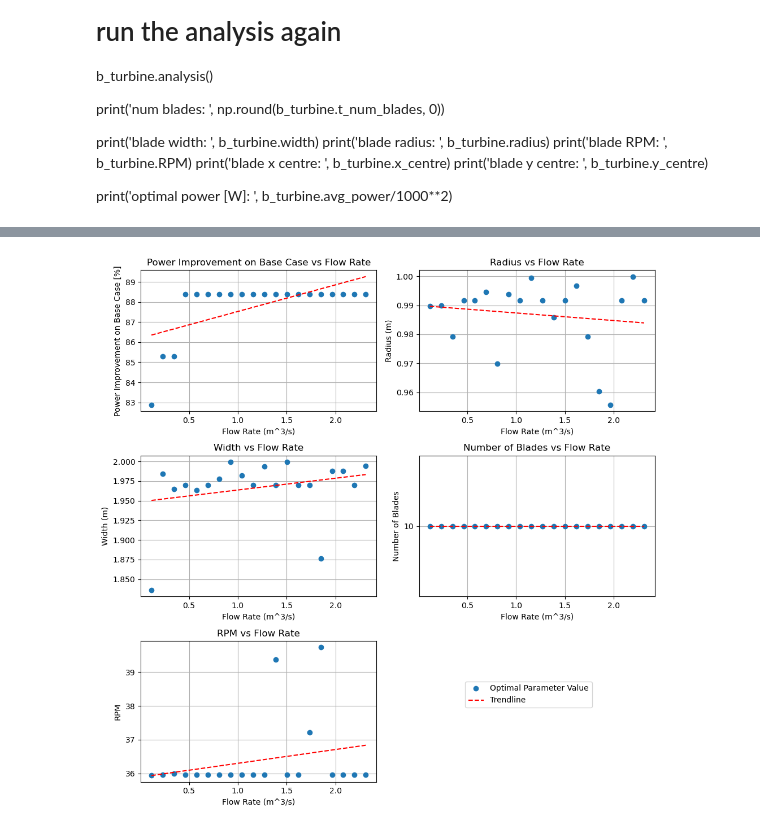
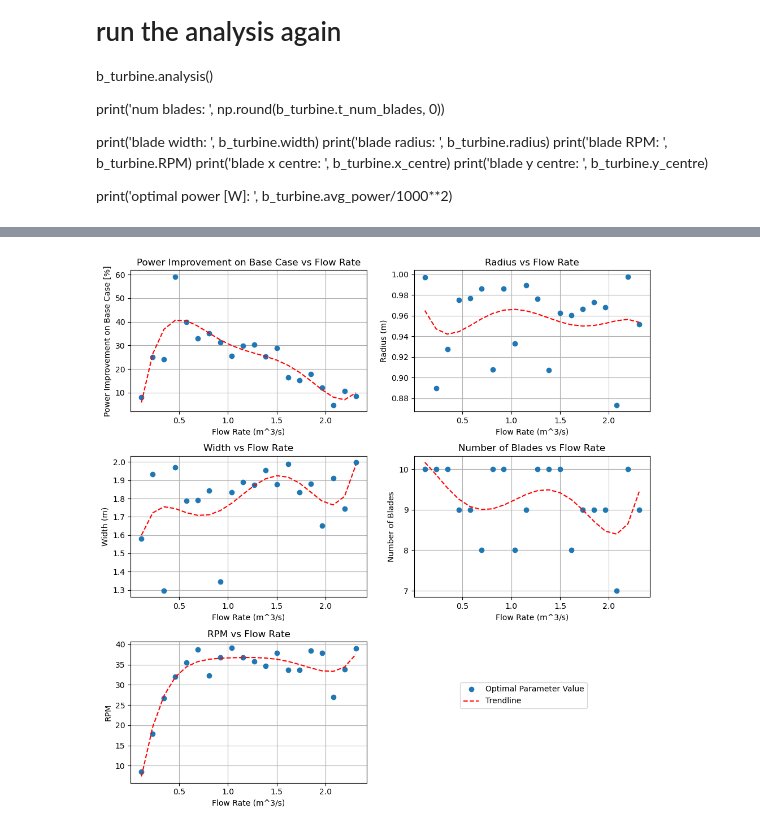
Before and after one commit to pilipb/DP4-code, a Jupyter notebook: optimisation.ipynb, the cells around one changed output, grey strips where cells are left out. Cells and saved outputs as stored; diff of their text form; code cells hidden in the pictures.

Commit message:
improved bounds on optim

```diff
--- a/optimisation.ipynb
+++ b/optimisation.ipynb
@@ -288,13 +288,7 @@ num_particles = 50
 dims = 7
 options = {'c1': 0.6, 'c2': 0.3, 'w':0.9}
 
-# radius, width, num_blades, bx_centre, by_centre, uy_centre, RPM
-mins = [0.168, 0.5, 3, 0, -river.head, 0, 0]
-maxs = [1, 2, 10, 5, 5, 5, 40]
-bounds = (mins, maxs)
 
-# create the optimisation problem
-optimiser = GlobalBestPSO(n_particles=num_particles, dimensions=dims, options=options, bounds=bounds)
 
 # define the range of velocities
 velocities = np.linspace(0.5, 10, 20)
@@ -306,6 +300,21 @@ for velocity in velocities:
     # create a new turbine object
     b_turbine = breastTurbine(river, x_centre=1, y_centre=0)
     u_turbine = underTurbine(river, y_centre=0.1)
+
+    # redefine the optimiser based on the new velocity
+    maxRPM = velocity * 60 / (2 * np.pi * b_turbine.radius)
+    if maxRPM > 40:
+        maxRPM = 40
+
+    # radius, width, num_blades, bx_centre, by_centre, uy_centre, RPM
+    mins = [0.168, 0.5, 3, 0, -river.head, 0, 0]
+    maxs = [1, 2, 10, 5, 5, 5, maxRPM]
+    bounds = (mins, maxs)
+
+    # create the optimisation problem
+    optimiser = GlobalBestPSO(n_particles=num_particles, dimensions=dims, options=options, bounds=bounds)
+
+
 
     # define the base cases
     base_breast_power = b_turbine.analysis()
@@ -379,7 +388,7 @@ axs[0, 0].set_title('Power Improvement on Base Case vs Flow Rate')
 axs[0, 0].set_xlabel('Flow Rate (m^3/s)')
 axs[0, 0].set_ylabel('Power Improvement on Base Case [%]')
 # add a trendline
-z = np.polyfit(results['flow rate'], results['average power']/50, 1)
+z = np.polyfit(results['flow rate'], results['average power']/50, 5)
 p = np.poly1d(z)
 axs[0, 0].plot(results['flow rate'], p(results['flow rate']), 'r--')
 
@@ -392,7 +401,7 @@ axs[0, 1].set_xlabel('Flow Rate (m^3/s)')
 axs[0, 1].set_ylabel('Radius (m)')
 
 # add a trendline
-z = np.polyfit(results['flow rate'], results['radius'], 1)
+z = np.polyfit(results['flow rate'], results['radius'], 5)
 p = np.poly1d(z)
 axs[0, 1].plot(results['flow rate'], p(results['flow rate']), 'r--')
 
@@ -405,7 +414,7 @@ axs[1, 0].set_xlabel('Flow Rate (m^3/s)')
 axs[1, 0].set_ylabel('Width (m)')
 
 # add a trendline
-z = np.polyfit(results['flow rate'], results['width'], 1)
+z = np.polyfit(results['flow rate'], results['width'], 5)
 p = np.poly1d(z)
 axs[1, 0].plot(results['flow rate'], p(results['flow rate']), 'r--')
 
@@ -420,36 +429,36 @@ axs[1, 1].set_ylabel('Number of Blades')
 axs[1, 1].set_yticks(np.arange(3, 11, 1))
 
 # add a trendline
-z = np.polyfit(results['flow rate'], results['num_blades'], 1)
+z = np.polyfit(results['flow rate'], results['num_blades'], 5)
 p = np.poly1d(z)
 axs[1, 1].plot(results['flow rate'], p(results['flow rate']), 'r--')
 
 axs[1, 1].grid()
 
 
 # plot the RPM vs flow rate
 axs[2, 0].plot(results['flow rate'], results['RPM'], 'o')
 axs[2, 0].set_title('RPM vs Flow Rate')
 axs[2, 0].set_xlabel('Flow Rate (m^3/s)')
 axs[2, 0].set_ylabel('RPM')
 
 # add a trendline
-z = np.polyfit(results['flow rate'], results['RPM'], 1)
+z = np.polyfit(results['flow rate'], results['RPM'], 5)
 p = np.poly1d(z)
 axs[2, 0].plot(results['flow rate'], p(results['flow rate']), 'r--')
 
 axs[2, 0].grid()
 
 # put a legend in the space of the final plot
 axs[2, 1].axis('off')
 fig.legend(['Optimal Parameter Value','Trendline'], loc='lower right', ncol=1, bbox_to_anchor=(0.75, 0.5), bbox_transform=axs[2, 1].transAxes)
 # make the legend fill the whole plot
 
 
 
 
 fig.tight_layout()
 # show the figure
 plt.show()
 # %% [output]
-[figure, old version]
+[figure, new version]
```
Also changed, not shown: parts of 3 cells of this notebook, 4 other files.
